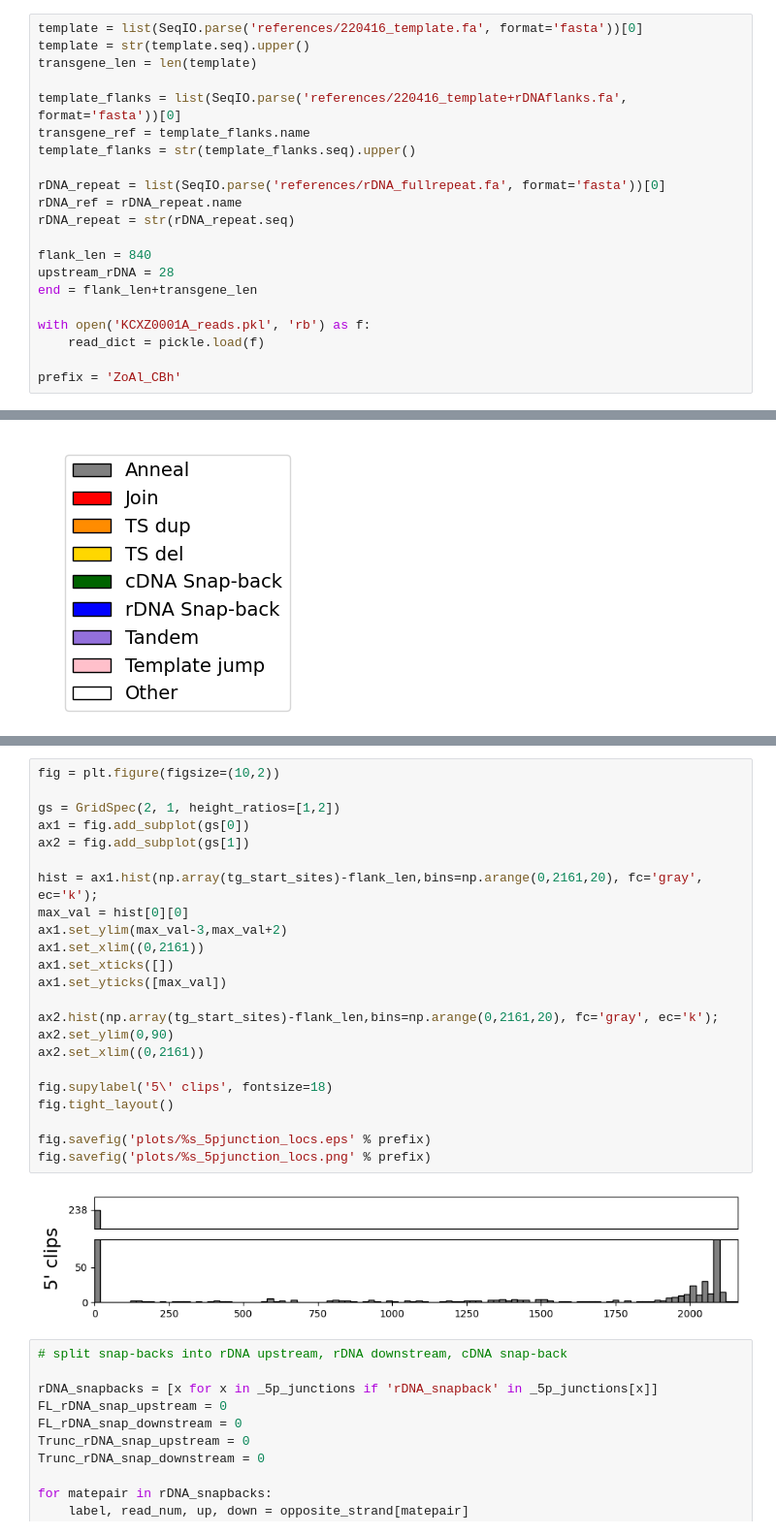
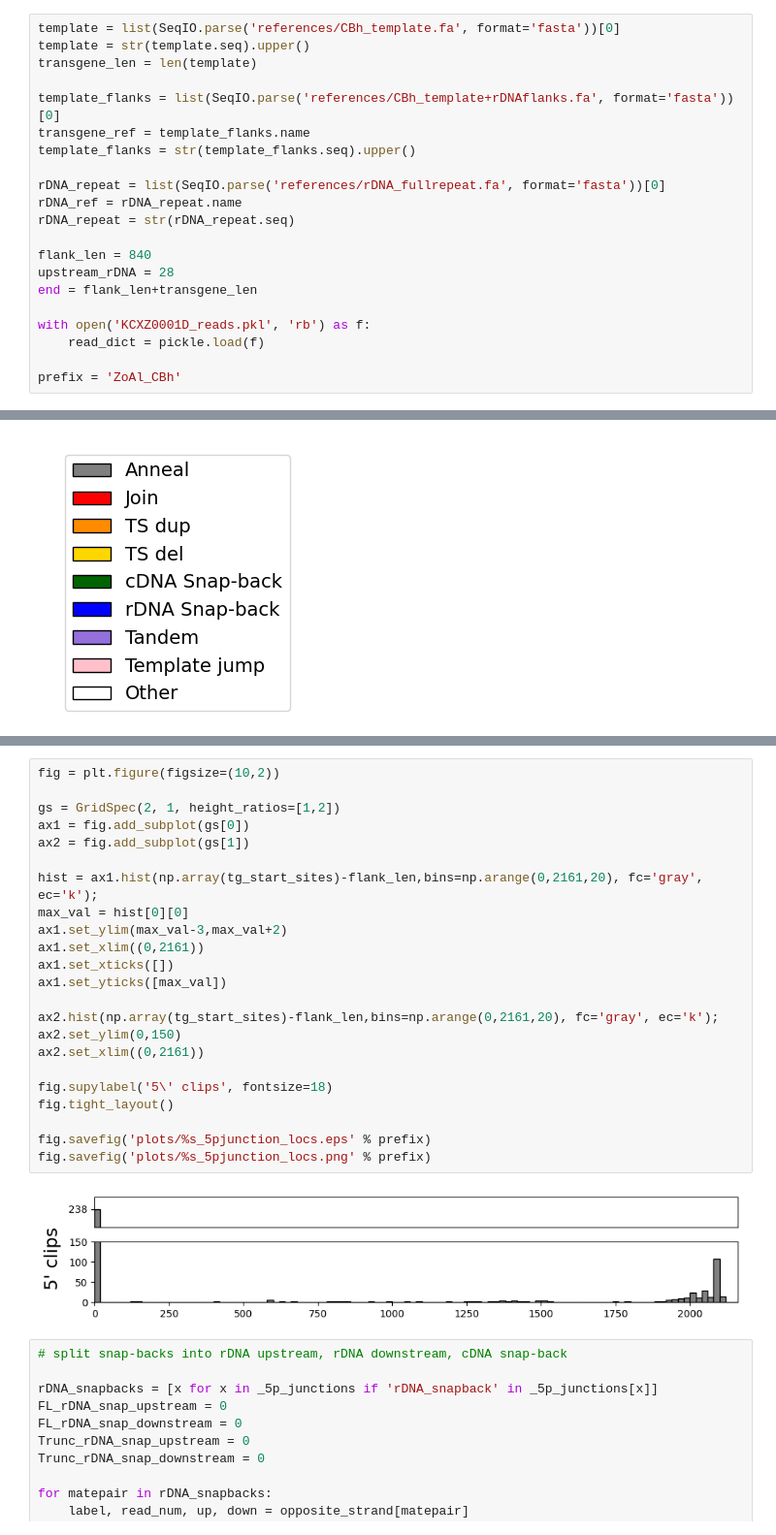
Before and after one commit to collinslab-berkeley/R2_transgene_analysis, a Jupyter notebook: transgene_data_analysis.ipynb, the cells around one changed output, grey strips where cells are left out. Shown at 97% size. Cells and saved outputs as stored; diff of their text form.

```diff
--- a/transgene_data_analysis.ipynb
+++ b/transgene_data_analysis.ipynb
@@ -33,11 +33,11 @@ class read_part:
     def get_length(self):
         return self.read_end-self.read_start
 # %%
-template = list(SeqIO.parse('references/220416_template.fa', format='fasta'))[0]
+template = list(SeqIO.parse('references/CBh_template.fa', format='fasta'))[0]
 template = str(template.seq).upper()
 transgene_len = len(template)
 
-template_flanks = list(SeqIO.parse('references/220416_template+rDNAflanks.fa', format='fasta'))[0]
+template_flanks = list(SeqIO.parse('references/CBh_template+rDNAflanks.fa', format='fasta'))[0]
 transgene_ref = template_flanks.name
 template_flanks = str(template_flanks.seq).upper()
 
@@ -49,7 +49,7 @@ flank_len = 840
 upstream_rDNA = 28
 end = flank_len+transgene_len
 
-with open('KCXZ0001A_reads.pkl', 'rb') as f:
+with open('KCXZ0001D_reads.pkl', 'rb') as f:
     read_dict = pickle.load(f)
 
 prefix = 'ZoAl_CBh'
@@ -463,28 +475,28 @@ fig.savefig('plots/%s_5pjunction_classifications_simplecats.png' % prefix)
 # %%
 fig = plt.figure(figsize=(10,2))
 
 gs = GridSpec(2, 1, height_ratios=[1,2])
 ax1 = fig.add_subplot(gs[0])
 ax2 = fig.add_subplot(gs[1])
 
 hist = ax1.hist(np.array(tg_start_sites)-flank_len,bins=np.arange(0,2161,20), fc='gray', ec='k');
 max_val = hist[0][0]
 ax1.set_ylim(max_val-3,max_val+2)
 ax1.set_xlim((0,2161))
 ax1.set_xticks([])
 ax1.set_yticks([max_val])
 
 ax2.hist(np.array(tg_start_sites)-flank_len,bins=np.arange(0,2161,20), fc='gray', ec='k');
-ax2.set_ylim(0,90)
+ax2.set_ylim(0,150)
 ax2.set_xlim((0,2161))
 
 fig.supylabel('5\' clips', fontsize=18)
 fig.tight_layout()
 
 fig.savefig('plots/%s_5pjunction_locs.eps' % prefix)
 fig.savefig('plots/%s_5pjunction_locs.png' % prefix)
 # %% [output]
-[figure, old version]
+[figure, new version]
 # %%
 # split snap-backs into rDNA upstream, rDNA downstream, cDNA snap-back
 
```
Also changed, not shown: parts of 5 cells of this notebook, 3 other files.
